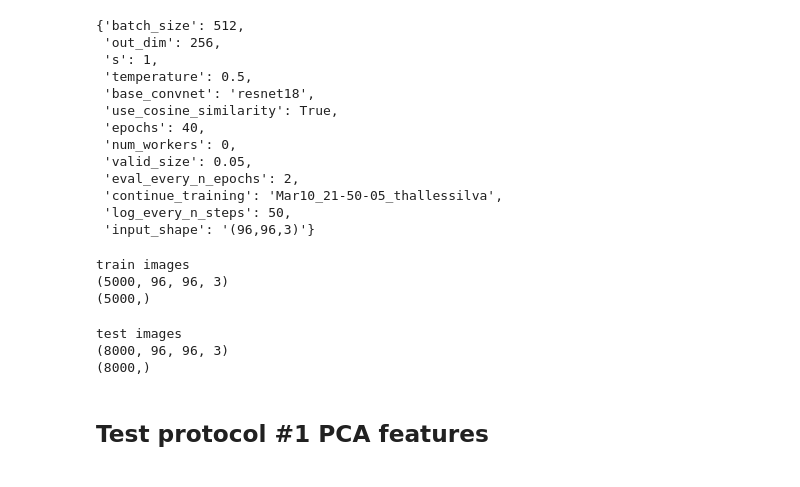
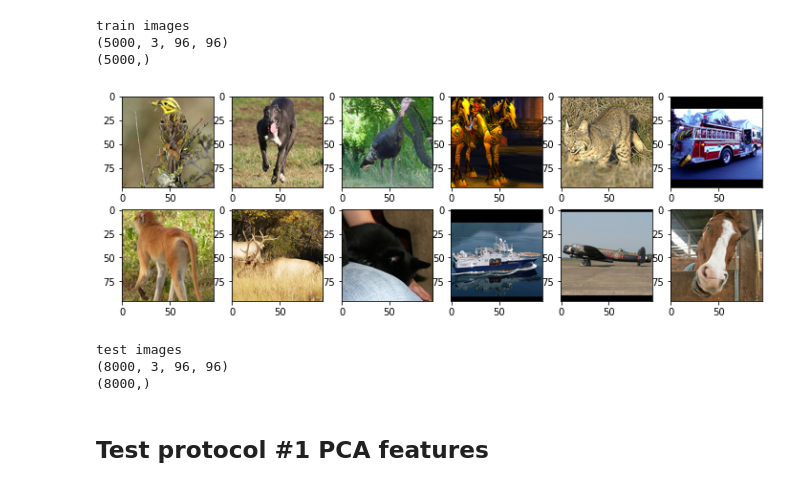
Before and after one commit to sthalles/SimCLR, a Jupyter notebook: feature_eval/linear_feature_eval.ipynb, the cells around one changed output. Saved outputs shown, nothing was run; the diff lists cells and outputs as text; code cells hidden in the pictures.

```diff
--- a/feature_eval/linear_feature_eval.ipynb
+++ b/feature_eval/linear_feature_eval.ipynb
@@ -18,26 +88,11 @@ config = yaml.load(open(os.path.join(checkpoints_folder, "config.yaml"), "r"), L
-# %%
-config
-# %% [output]
-{'batch_size': 512,
- 'out_dim': 256,
- 's': 1,
- 'temperature': 0.5,
- 'base_convnet': 'resnet18',
- 'use_cosine_similarity': True,
- 'epochs': 40,
- 'num_workers': 0,
- 'valid_size': 0.05,
- 'eval_every_n_epochs': 2,
- 'continue_training': 'Mar10_21-50-05_thallessilva',
- 'log_every_n_steps': 50,
- 'input_shape': '(96,96,3)'}
 # %%
 def _load_stl10(prefix="train"):
-    X_train = np.fromfile('../data/stl10_binary/' + prefix + '_X.bin', dtype=np.uint8)
-    y_train = np.fromfile('../data/stl10_binary/' + prefix + '_y.bin', dtype=np.uint8)
+    X_train = np.fromfile('./stl10_binary/' + prefix + '_X.bin', dtype=np.uint8)
+    y_train = np.fromfile('./stl10_binary/' + prefix + '_y.bin', dtype=np.uint8)
 
-    X_train = np.reshape(X_train, (-1, 3, 96, 96))
-    X_train = np.transpose(X_train, (0, 3, 2, 1))
+    X_train = np.reshape(X_train, (-1, 3, 96, 96)) # CWH
+    X_train = np.transpose(X_train, (0, 1, 3, 2)) # CHW
+
     print("{} images".format(prefix))
     print(X_train.shape)
     print(y_train.shape)
@@ -47,14 +102,22 @@ def _load_stl10(prefix="train"):
 X_train, y_train = _load_stl10("train")
 # %% [output]
 train images
-(5000, 96, 96, 3)
+(5000, 3, 96, 96)
 (5000,)
+# %%
+fig, axs = plt.subplots(nrows=2, ncols=6, constrained_layout=False, figsize=(12,4))
+
+for i, ax in enumerate(axs.flat):
+  ax.imshow(X_train[i].transpose(1,2,0))
+plt.show()
+# %% [output]
+[figure, added]
 # %%
 # load STL-10 test data
 X_test, y_test = _load_stl10("test")
 # %% [output]
 test images
-(8000, 96, 96, 3)
+(8000, 3, 96, 96)
 (8000,)
 # %% [markdown]
 ## Test protocol #1 PCA features
```
Also changed, not shown: parts of 20 cells of this notebook.
